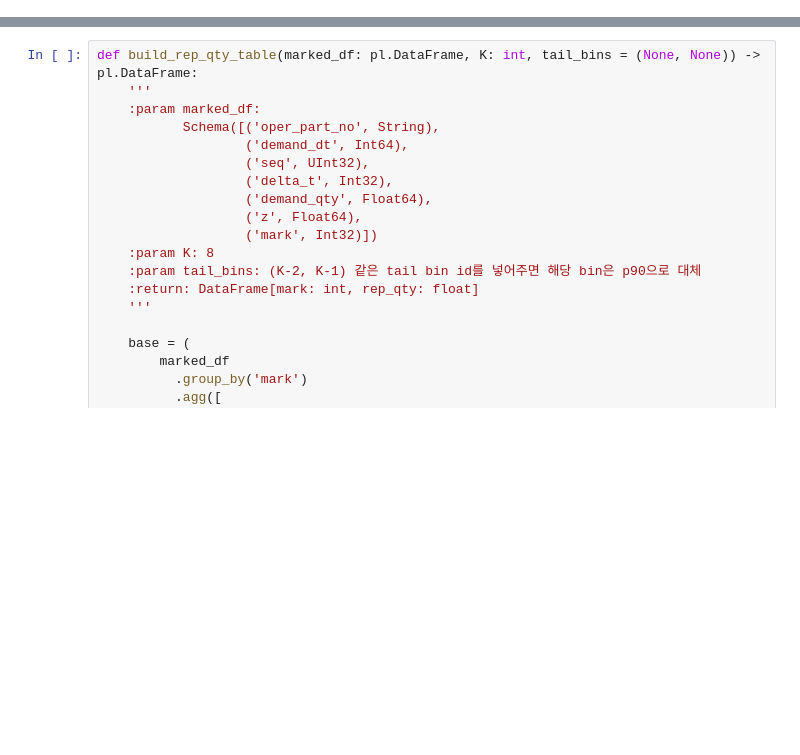
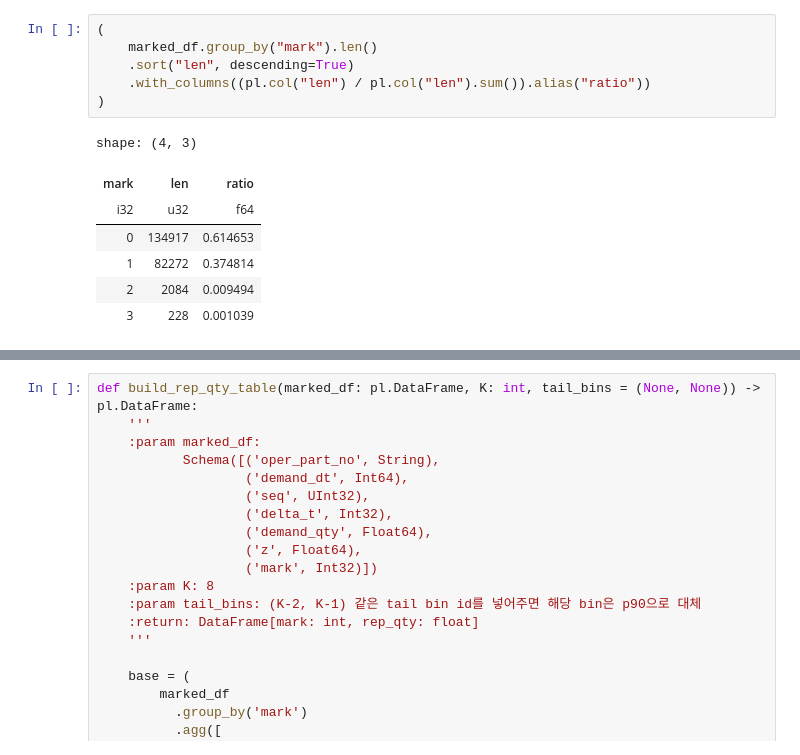
Before and after one commit to LeeKwanHyeong/paper_research, a Jupyter notebook: simple_lab_test/rmtpp_hq.ipynb, the cells around one changed output, grey strips where cells are left out. Saved outputs shown, nothing was run; the diff lists cells and outputs as text; blank space fills up the shorter version.

```diff
--- a/simple_lab_test/rmtpp_hq.ipynb
+++ b/simple_lab_test/rmtpp_hq.ipynb
@@ -28,3 +56,17 @@ int(marked_df.select((pl.col("mark").max() + 1).alias("k")).item())
+# %%
+(
+    marked_df.group_by("mark").len()
+    .sort("len", descending=True)
+    .with_columns((pl.col("len") / pl.col("len").sum()).alias("ratio"))
+)
+# %% [output]
+shape: (4, 3)
+| mark | len | ratio |
+| i32 | u32 | f64 |
+| 0 | 134917 | 0.614653 |
+| 1 | 82272 | 0.374814 |
+| 2 | 2084 | 0.009494 |
+| 3 | 228 | 0.001039 |
 # %%
 from torch.utils.data import DataLoader
 from data_loader.event_seq_data_module import RMTPPDataset, time_split_events, collate_next_event, \
```
Also changed, not shown: parts of 9 cells of this notebook, 6 other files.
